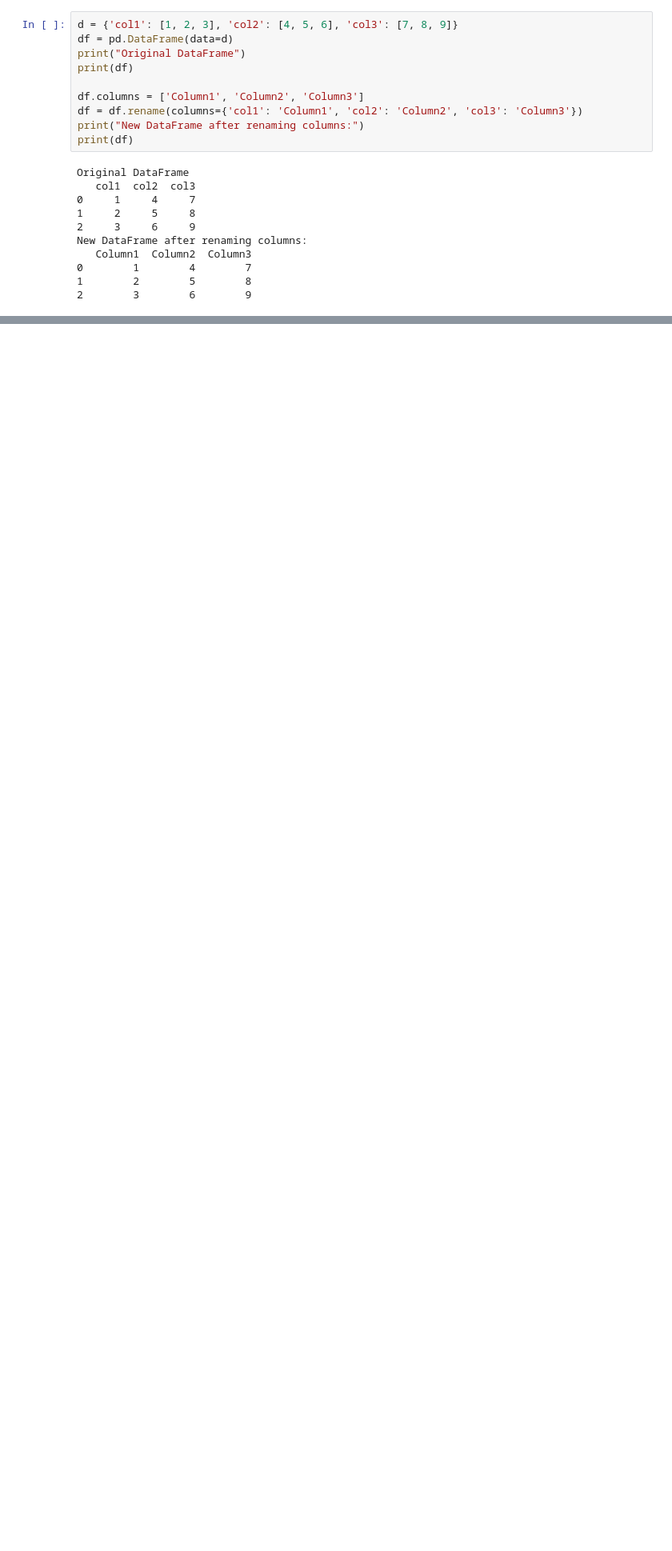
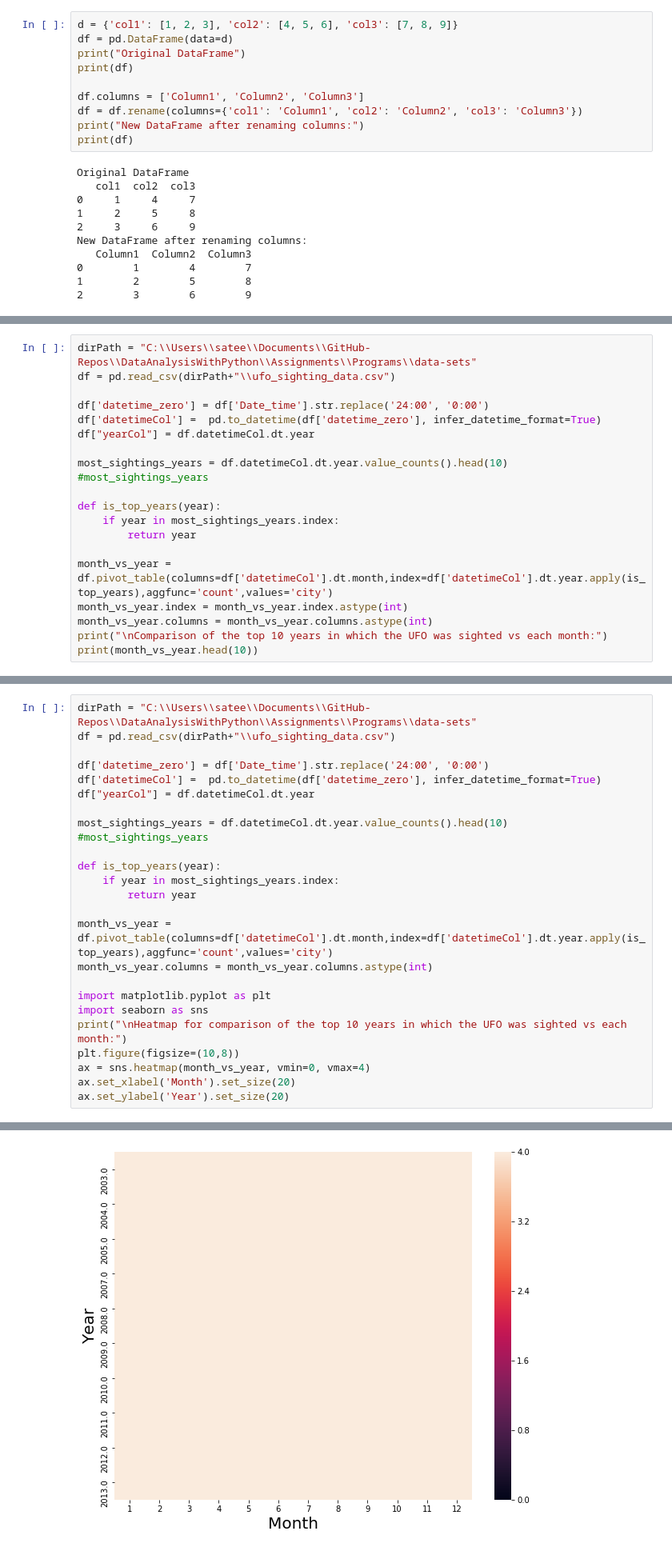
Before and after one commit to sateeshfrnd/DataAnalysisWithPython, a Jupyter notebook: Assignments/Programs/Pandas_101~140.ipynb, the cells around one changed output, grey strips where cells are left out. Shown at 80% size. Cells and saved outputs as stored; diff of their text form; blank space fills up the shorter version.

Commit message:
Updated  programs on Pandas and sample data

```diff
--- a/Assignments/Programs/Pandas_101~140.ipynb
+++ b/Assignments/Programs/Pandas_101~140.ipynb
@@ -336,0 +952,20 @@ New DataFrame after renaming columns:
+# %%
+dirPath = "C:\\Users\\satee\\Documents\\GitHub-Repos\\DataAnalysisWithPython\\Assignments\\Programs\\data-sets"
+df = pd.read_csv(dirPath+"\\ufo_sighting_data.csv")
+
+df['datetime_zero'] = df['Date_time'].str.replace('24:00', '0:00')
+df['datetimeCol'] =  pd.to_datetime(df['datetime_zero'], infer_datetime_format=True)
+df["yearCol"] = df.datetimeCol.dt.year
+
+most_sightings_years = df.datetimeCol.dt.year.value_counts().head(10)
+#most_sightings_years
+
+def is_top_years(year):
+    if year in most_sightings_years.index:
+        return year
+
+month_vs_year = df.pivot_table(columns=df['datetimeCol'].dt.month,index=df['datetimeCol'].dt.year.apply(is_top_years),aggfunc='count',values='city')
+month_vs_year.index = month_vs_year.index.astype(int)
+month_vs_year.columns = month_vs_year.columns.astype(int)
+print("\nComparison of the top 10 years in which the UFO was sighted vs each month:")
+print(month_vs_year.head(10))
@@ -336,0 +988,26 @@ New DataFrame after renaming columns:
+# %%
+dirPath = "C:\\Users\\satee\\Documents\\GitHub-Repos\\DataAnalysisWithPython\\Assignments\\Programs\\data-sets"
+df = pd.read_csv(dirPath+"\\ufo_sighting_data.csv")
+
+df['datetime_zero'] = df['Date_time'].str.replace('24:00', '0:00')
+df['datetimeCol'] =  pd.to_datetime(df['datetime_zero'], infer_datetime_format=True)
+df["yearCol"] = df.datetimeCol.dt.year
+
+most_sightings_years = df.datetimeCol.dt.year.value_counts().head(10)
+#most_sightings_years
+
+def is_top_years(year):
+    if year in most_sightings_years.index:
+        return year
+
+month_vs_year = df.pivot_table(columns=df['datetimeCol'].dt.month,index=df['datetimeCol'].dt.year.apply(is_top_years),aggfunc='count',values='city')
+month_vs_year.columns = month_vs_year.columns.astype(int)
+
+import matplotlib.pyplot as plt
+import seaborn as sns
+print("\nHeatmap for comparison of the top 10 years in which the UFO was sighted vs each month:")
+plt.figure(figsize=(10,8))
+ax = sns.heatmap(month_vs_year, vmin=0, vmax=4)
+ax.set_xlabel('Month').set_size(20)
+ax.set_ylabel('Year').set_size(20)
+# %% [output]
@@ -336,0 +1015 @@ New DataFrame after renaming columns:
+[figure, added]
```
Also changed, not shown: parts of 69 cells of this notebook, 7 other files.
